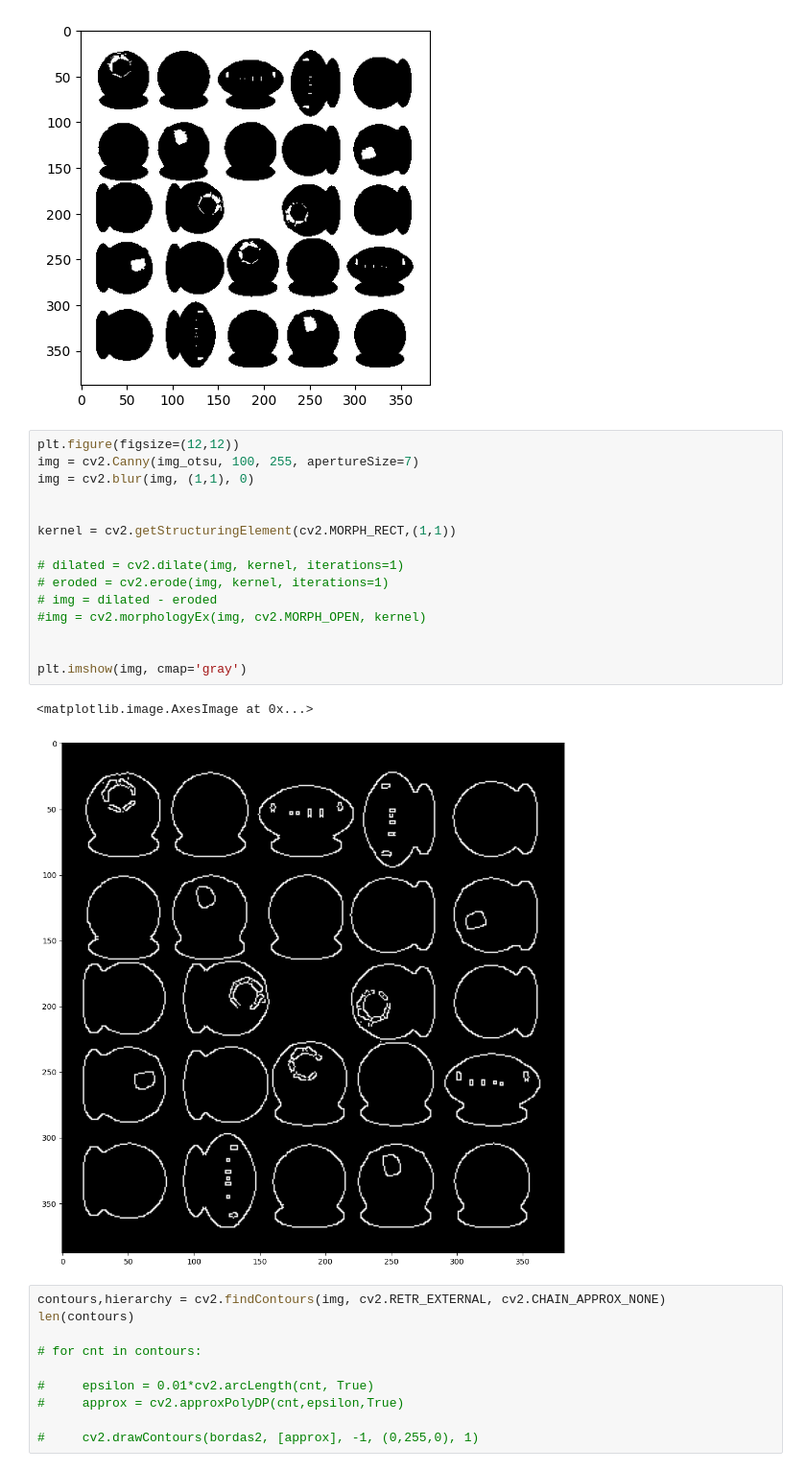
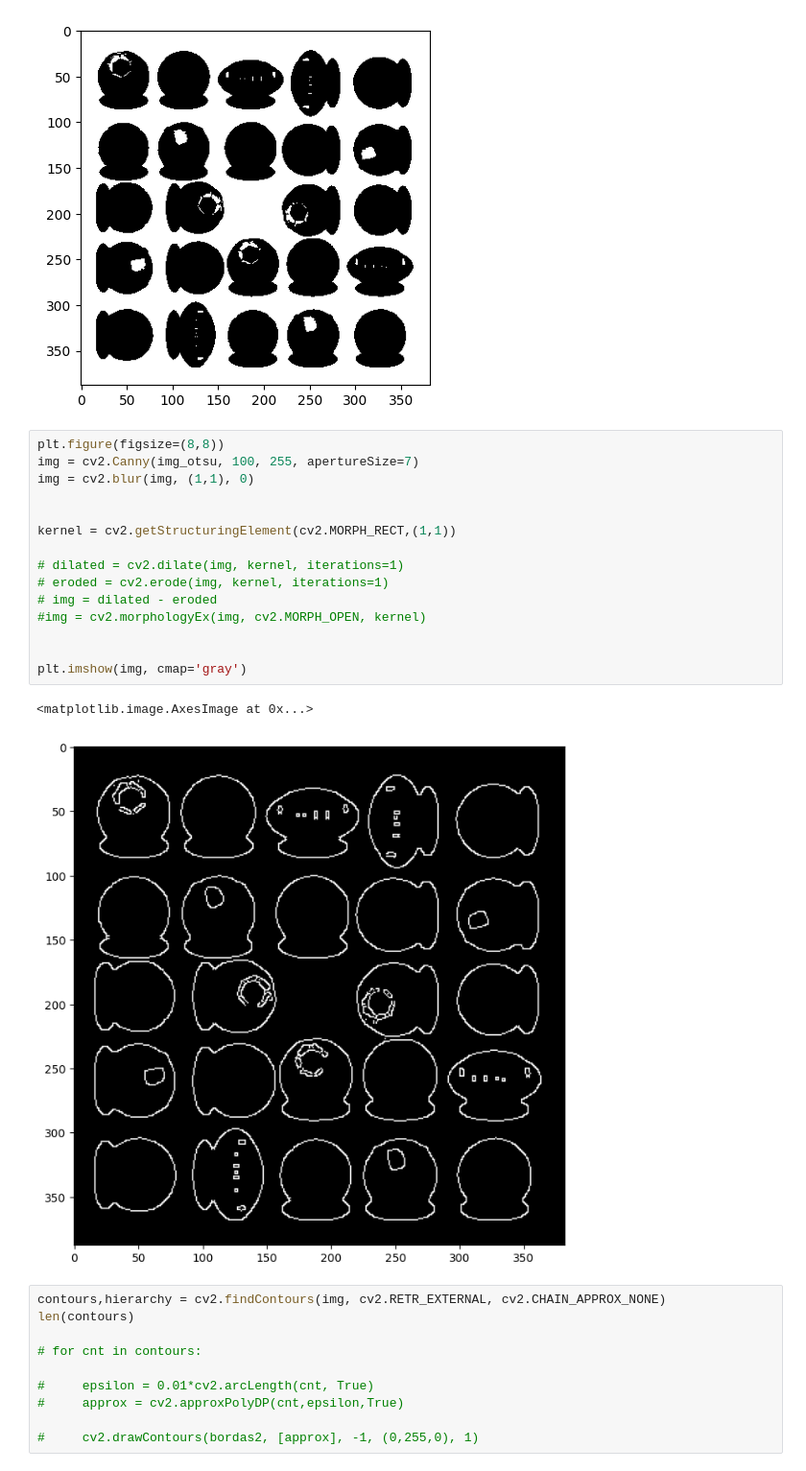
Before and after one commit to pedrodsk/pdi, a Jupyter notebook: notebooks/exercicio_07.ipynb, the cells around one changed output. Shown at 96% size. Cells and saved outputs as stored; diff of their text form.

```diff
--- a/notebooks/exercicio_07.ipynb
+++ b/notebooks/exercicio_07.ipynb
@@ -205,23 +209,23 @@ plt.imshow(img_otsu, cmap='gray')
 <matplotlib.image.AxesImage at 0x...>
 [figure]
 # %%
-plt.figure(figsize=(12,12))
+plt.figure(figsize=(8,8))
 img = cv2.Canny(img_otsu, 100, 255, apertureSize=7)
 img = cv2.blur(img, (1,1), 0)
 
 
 kernel = cv2.getStructuringElement(cv2.MORPH_RECT,(1,1))
 
 # dilated = cv2.dilate(img, kernel, iterations=1)
 # eroded = cv2.erode(img, kernel, iterations=1)
 # img = dilated - eroded
 #img = cv2.morphologyEx(img, cv2.MORPH_OPEN, kernel)
 
 
 plt.imshow(img, cmap='gray')
 # %% [output]
 <matplotlib.image.AxesImage at 0x...>
-[figure, old version]
+[figure, new version]
 # %%
 contours,hierarchy = cv2.findContours(img, cv2.RETR_EXTERNAL, cv2.CHAIN_APPROX_NONE)
 len(contours)
```
Also changed, not shown: parts of 4 cells of this notebook.
